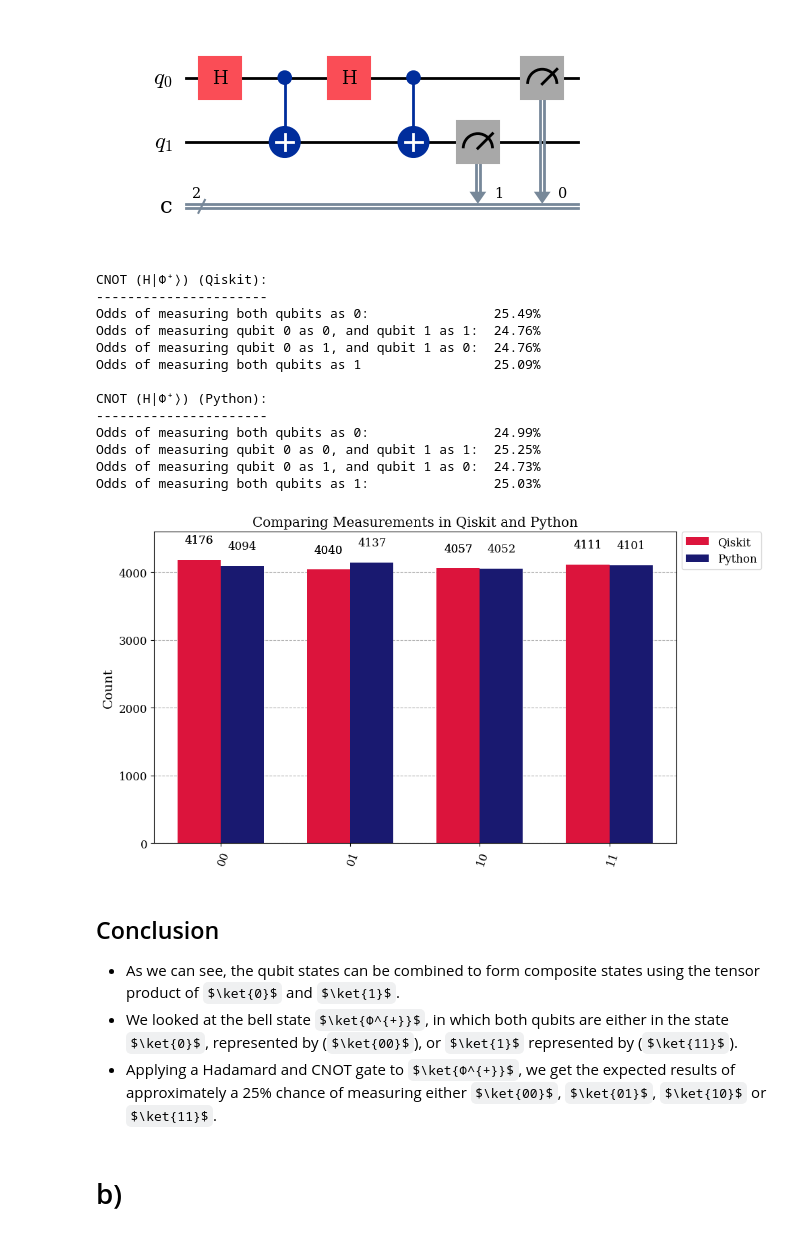
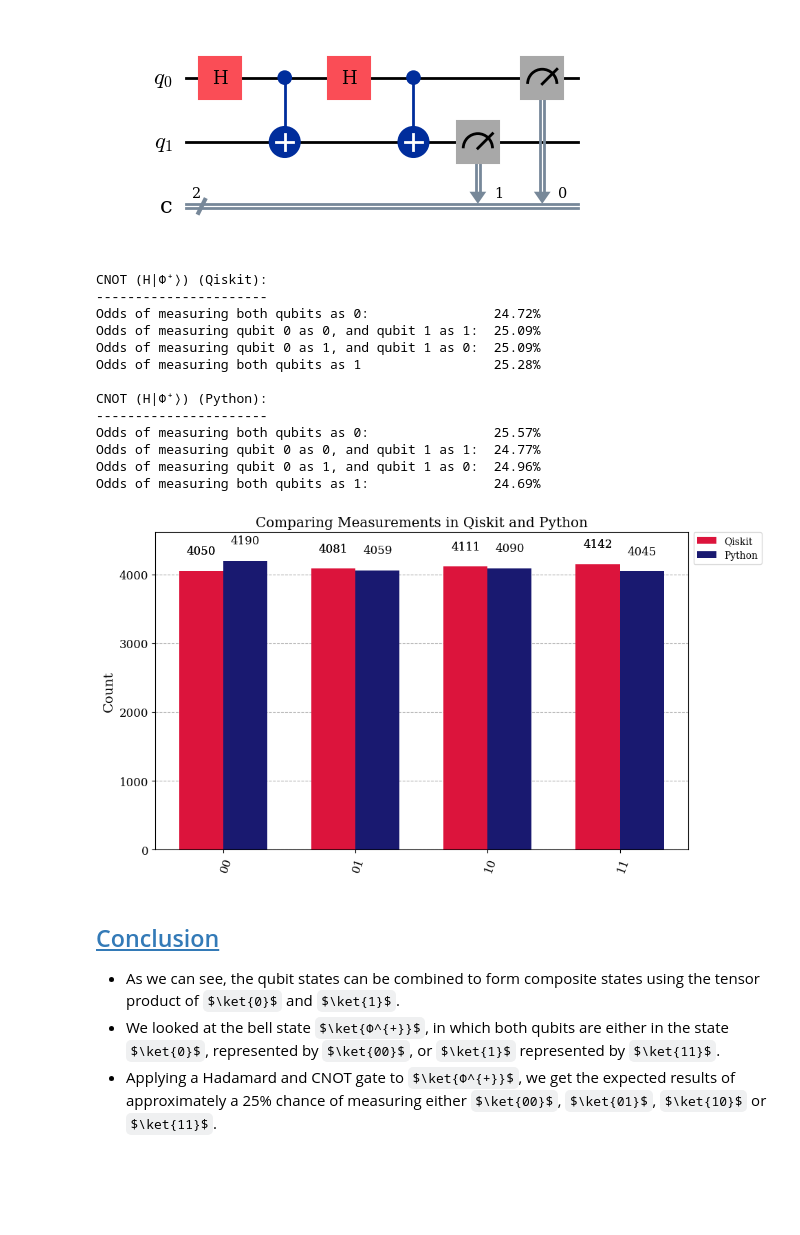
Before and after one commit to Oskar-Idland/FYS5419-Quantum-Computing-and-Quantum-Machine-Learning, a Jupyter notebook: Project_1/Project_1.ipynb, the cells around one changed output. Cells and saved outputs as stored; diff of their text form; code cells hidden in the pictures; some formulas as TeX source; blank space fills up the shorter version.

```diff
--- a/Project_1/Project_1.ipynb
+++ b/Project_1/Project_1.ipynb
@@ -27,7 +67,8 @@ from qiskit.visualization import plot_histogram
 # %%
-Indexing_1qbit = Annotated[Literal[0, 1], "1 qubit indexing"]
-Indexing_2qbit = Annotated[Literal[0, 1, 2, 3], "2 qubit indexing"]
-Indexing_3qbit = Annotated[Literal[0, 1, 2, 3, 4, 5, 6, 7], "3 qubit indexing"]
+Figure = Annotated[plt.Figure, "Figure"]
+
+Indexing_2qbit = Annotated[Literal[0, 1,], "Valid 2 qubit indexing"]
+Indexing_3qbit = Annotated[Literal[0, 1, 2], "Valid 3 qubit indexing"]
 
 Array2D = Annotated[ndarray[2, float64], "2D array"]
 Array2D_complex = Annotated[ndarray[2, complex128], "2D complex array"]
@@ -386,8 +438,8 @@ CNOT(H ⊗ I)|Φ⁺⟩ = [ 0.5  0.5 -0.5  0.5]
 # Making a measurment
 q1_results = {0: 0, 1: 0}
 q2_results = {0: 0, 1: 0}
-n = 10_000
-for i in range(n):
+n_lambdas = 10_000
+for i in range(n_lambdas):
     q1_res = measure_qubit(0, Φ_00)
     q1_results[q1_res] += 1
 
@@ -434,61 +488,64 @@ qc.draw('mpl')
 [figure]
 # %%
 simulator = AerSimulator()
-n = 2**14
-results_qk = simulator.run(qc, shots=n).result().get_counts(qc)
+n_lambdas = 2**14
+results_qk = simulator.run(qc, shots=n_lambdas).result().get_counts(qc)
 results_qk = dict(sorted(results_qk.items(), key=lambda x: x[0])) # Sort the results by bit string key
 q00, q01, q10, q11 = results_qk.values()
 
 print('CNOT (H|Φ⁺⟩) (Qiskit):')
 print('----------------------')
-print(f'Odds of measuring both qubits as 0:               {q00/n: .2%}')
-print(f'Odds of measuring qubit 0 as 0, and qubit 1 as 1: {q10/n: .2%}')
-print(f'Odds of measuring qubit 0 as 1, and qubit 1 as 0: {q10/n: .2%}')
-print(f'Odds of measuring both qubits as 1                {q11/n: .2%}')
+print(f'Odds of measuring both qubits as 0:               {q00/n_lambdas: .2%}')
+print(f'Odds of measuring qubit 0 as 0, and qubit 1 as 1: {q10/n_lambdas: .2%}')
+print(f'Odds of measuring qubit 0 as 1, and qubit 1 as 0: {q10/n_lambdas: .2%}')
+print(f'Odds of measuring both qubits as 1                {q11/n_lambdas: .2%}')
 
 # Comparing with python implementation
 H = hadamard()
 CNOT = cnot()
 Φ_00 = create_bell_states()[0]
 
 state = CNOT @ tensor_prod(H, I_2) @ Φ_00
 
 results_py = {f'{i:02b}': 0 for i in range(4)}
-for i in range(n):
+for i in range(n_lambdas):
     res = measure_all_qubits(state)
     results_py[res] += 1
 
 q00, q01, q10, q11 = results_py.values()
 
 print()
 print('CNOT (H|Φ⁺⟩) (Python):')
 print('----------------------')
-print(f'Odds of measuring both qubits as 0:               {q00/n: .2%}')
-print(f'Odds of measuring qubit 0 as 0, and qubit 1 as 1: {q01/n: .2%}')
-print(f'Odds of measuring qubit 0 as 1, and qubit 1 as 0: {q10/n: .2%}')
-print(f'Odds of measuring both qubits as 1:               {q11/n: .2%}')
-plot_histogram([results_qk, results_py], title="Comparing Measurements in Qiskit and Python",
+print(f'Odds of measuring both qubits as 0:               {q00/n_lambdas: .2%}')
+print(f'Odds of measuring qubit 0 as 0, and qubit 1 as 1: {q01/n_lambdas: .2%}')
+print(f'Odds of measuring qubit 0 as 1, and qubit 1 as 0: {q10/n_lambdas: .2%}')
+print(f'Odds of measuring both qubits as 1:               {q11/n_lambdas: .2%}')
+
+%matplotlib inline
+fig = plot_histogram([results_qk, results_py], title="Comparing Measurements in Qiskit and Python",
                                          legend=['Qiskit', 'Python'],
                                          color=['crimson', 'midnightblue'] )
+
+fig.savefig('figs/a_qiskit_vs_python.pdf')
+fig.savefig('selected_results/a_qiskit_vs_python.pdf')
 # %% [output]
 CNOT (H|Φ⁺⟩) (Qiskit):
 ----------------------
-Odds of measuring both qubits as 0:                25.49%
-Odds of measuring qubit 0 as 0, and qubit 1 as 1:  24.76%
-Odds of measuring qubit 0 as 1, and qubit 1 as 0:  24.76%
-Odds of measuring both qubits as 1                 25.09%
+Odds of measuring both qubits as 0:                24.72%
+Odds of measuring qubit 0 as 0, and qubit 1 as 1:  25.09%
+Odds of measuring qubit 0 as 1, and qubit 1 as 0:  25.09%
+Odds of measuring both qubits as 1                 25.28%
 
 CNOT (H|Φ⁺⟩) (Python):
 ----------------------
-Odds of measuring both qubits as 0:                24.99%
-Odds of measuring qubit 0 as 0, and qubit 1 as 1:  25.25%
-Odds of measuring qubit 0 as 1, and qubit 1 as 0:  24.73%
-Odds of measuring both qubits as 1:                25.03%
+Odds of measuring both qubits as 0:                25.57%
+Odds of measuring qubit 0 as 0, and qubit 1 as 1:  24.77%
+Odds of measuring qubit 0 as 1, and qubit 1 as 0:  24.96%
+Odds of measuring both qubits as 1:                24.69%
-[figure, old version]
+[figure, new version]
 # %% [markdown]
-## Conclusion
+## <a id='toc3_7_'></a>[Conclusion](#toc0_)
 - As we can see, the qubit states can be combined to form composite states using the tensor product of $\ket{0}$ and $\ket{1}$.
-- We looked at the bell state $\ket{Φ^{+}}$, in which both qubits are either in the state $\ket{0}$, represented by ($\ket{00}$), or $\ket{1}$ represented by ($\ket{11}$).
+- We looked at the bell state $\ket{Φ^{+}}$, in which both qubits are either in the state $\ket{0}$, represented by $\ket{00}$, or $\ket{1}$ represented by $\ket{11}$.
 - Applying a Hadamard and CNOT gate to $\ket{Φ^{+}}$, we get the expected results of approximately a 25% chance of measuring either $\ket{00}$, $\ket{01}$, $\ket{10}$  or $\ket{11}$.
-# %% [markdown]
-# b)
```
Also changed, not shown: parts of 71 cells of this notebook, 17 other files.
